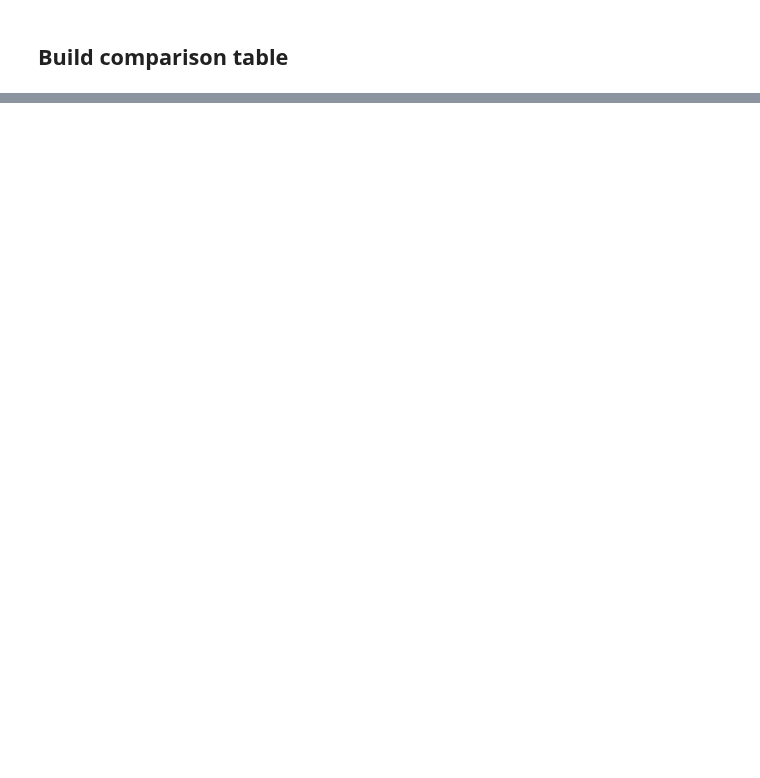
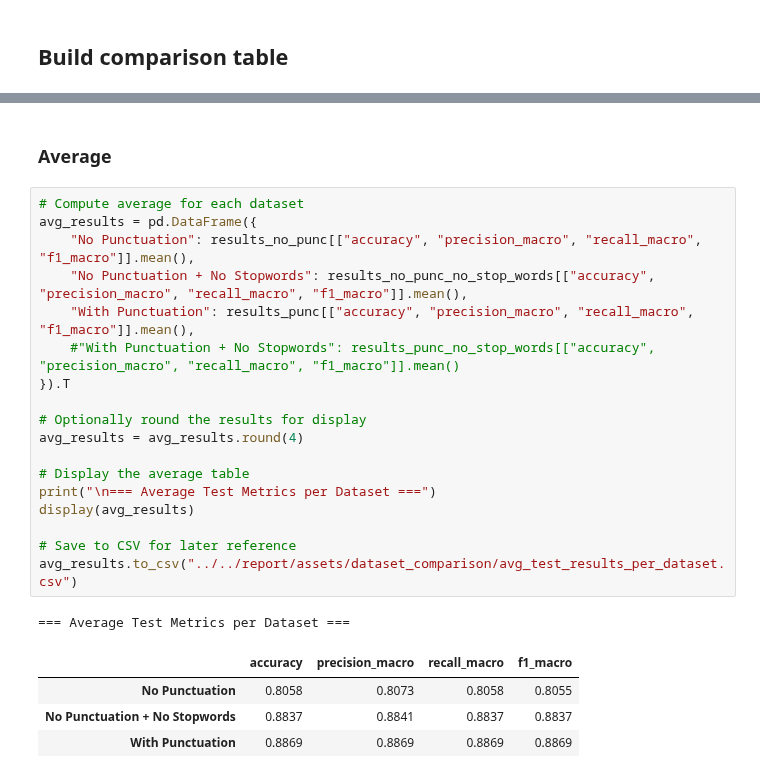
Before and after one commit to DuarteCruz6/homeworksML, a Jupyter notebook: challenge/notebooks/report_stuff/dataset_comparison.ipynb, the cells around one changed output, grey strips where cells are left out. Cells and saved outputs as stored; diff of their text form; blank space fills up the shorter version.

```diff
--- a/challenge/notebooks/report_stuff/dataset_comparison.ipynb
+++ b/challenge/notebooks/report_stuff/dataset_comparison.ipynb
@@ -83,0 +70,26 @@ print(pivot_table)
+# %% [markdown]
+### Average
+# %%
+# Compute average for each dataset
+avg_results = pd.DataFrame({
+    "No Punctuation": results_no_punc[["accuracy", "precision_macro", "recall_macro", "f1_macro"]].mean(),
+    "No Punctuation + No Stopwords": results_no_punc_no_stop_words[["accuracy", "precision_macro", "recall_macro", "f1_macro"]].mean(),
+    "With Punctuation": results_punc[["accuracy", "precision_macro", "recall_macro", "f1_macro"]].mean(),
+    #"With Punctuation + No Stopwords": results_punc_no_stop_words[["accuracy", "precision_macro", "recall_macro", "f1_macro"]].mean()
+}).T
+
+# Optionally round the results for display
+avg_results = avg_results.round(4)
+
+# Display the average table
+print("\n=== Average Test Metrics per Dataset ===")
+display(avg_results)
+
+# Save to CSV for later reference
+avg_results.to_csv("../../report/assets/dataset_comparison/avg_test_results_per_dataset.csv")
+# %% [output]
+=== Average Test Metrics per Dataset ===
+|  | accuracy | precision_macro | recall_macro | f1_macro |
+| No Punctuation | 0.8058 | 0.8073 | 0.8058 | 0.8055 |
+| No Punctuation + No Stopwords | 0.8837 | 0.8841 | 0.8837 | 0.8837 |
+| With Punctuation | 0.8869 | 0.8869 | 0.8869 | 0.8869 |
```
Also changed, not shown: parts of 9 cells of this notebook, 12 other files.
